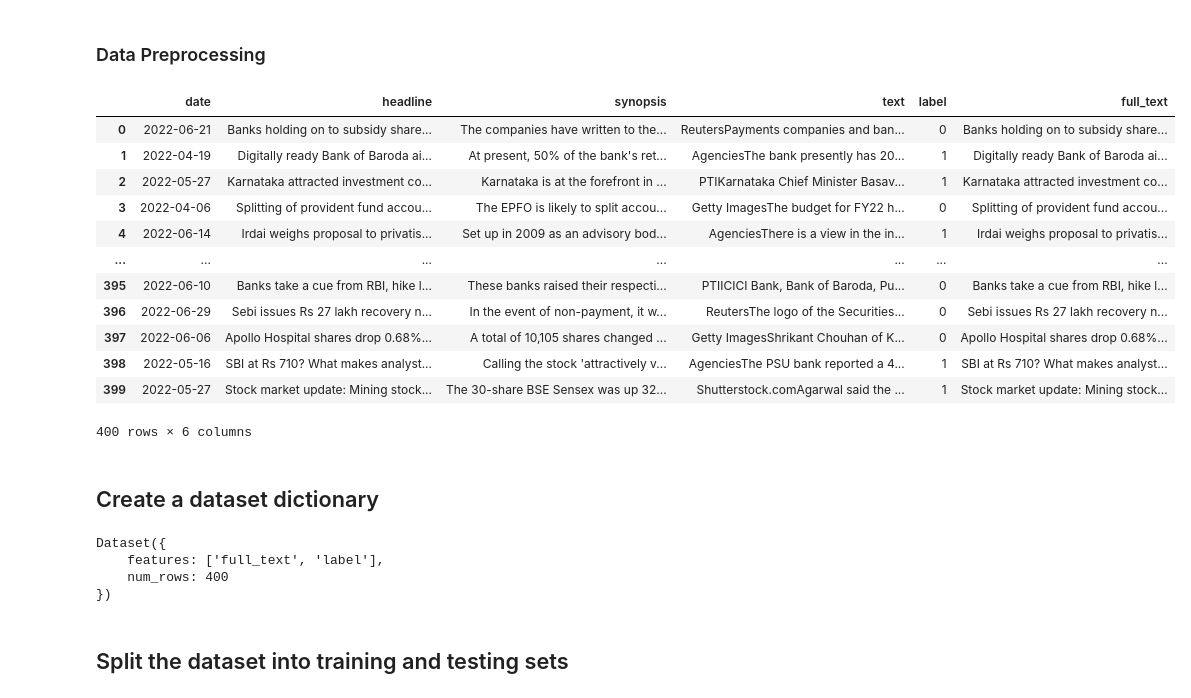
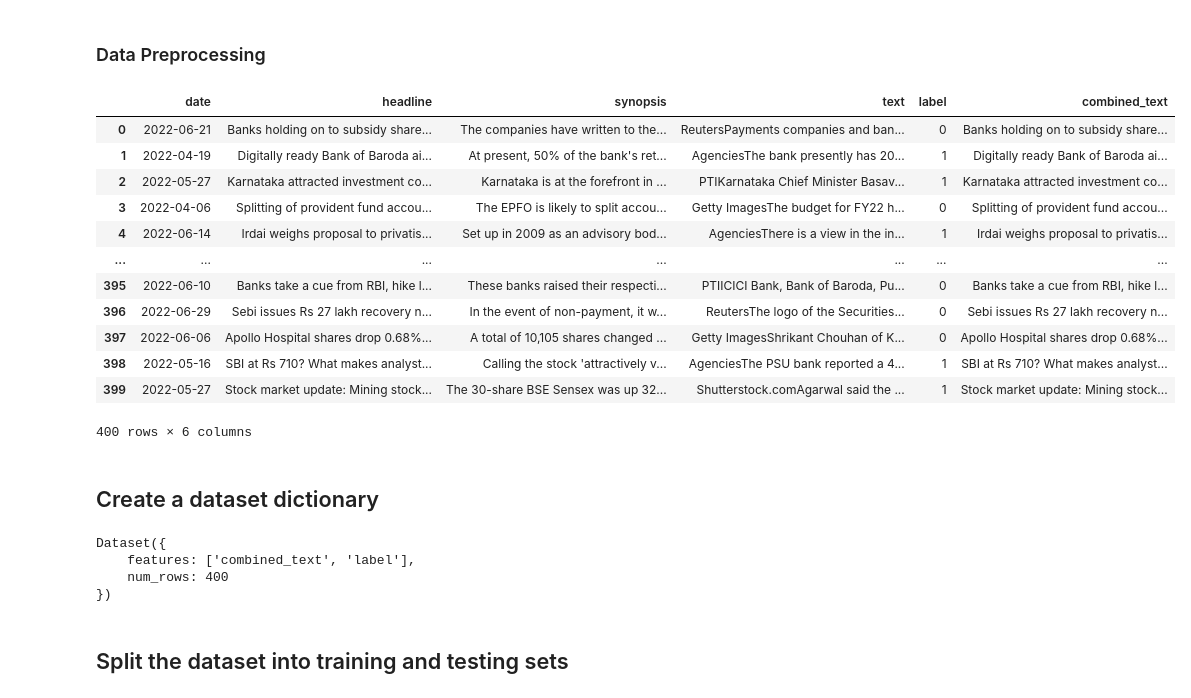
Before and after one commit to rnribeiro/NLP_FEUP, a Jupyter notebook: assignment2.ipynb, the cells around one changed output. Saved outputs shown, nothing was run; the diff lists cells and outputs as text; code cells hidden in the pictures.

```diff
--- a/assignment2.ipynb
+++ b/assignment2.ipynb
@@ -40,24 +40,24 @@ news
 # %%
 # Fill the missing value with an empty string
 news['Synopsis'] = news['Synopsis'].fillna('')
 
 # Rename columns
 news = news.rename(
     columns={'Date_published': 'date', 'Headline': 'headline', 'Synopsis': 'synopsis', 'Full_text': 'text',
              'Final Status': 'label'})
 
 # Remove the spaces from the labels
 news['label'] = news['label'].str.strip()
 
 # Combine the headline, synopsis, and text columns
-news['full_text'] = news['headline'] + ' ' + news['synopsis'] + ' ' + news['text']
+news['combined_text'] = news['headline'] + ' ' + news['synopsis'] + ' ' + news['text']
 
 # Convert labels to binary
 news['label'] = news['label'].apply(lambda x: 1 if x == 'Positive' else 0)
 
 news
 # %% [output]
-|  | date | headline | synopsis | text | label | full_text |
+|  | date | headline | synopsis | text | label | combined_text |
 | 0 | 2022-06-21 | Banks holding on to subsidy share... | The companies have written to the... | ReutersPayments companies and ban... | 0 | Banks holding on to subsidy share... |
 | 1 | 2022-04-19 | Digitally ready Bank of Baroda ai... | At present, 50% of the bank's ret... | AgenciesThe bank presently has 20... | 1 | Digitally ready Bank of Baroda ai... |
 | 2 | 2022-05-27 | Karnataka attracted investment co... | Karnataka is at the forefront in ... | PTIKarnataka Chief Minister Basav... | 1 | Karnataka attracted investment co... |
@@ -74,13 +74,13 @@ news
 ## Create a dataset dictionary
 # %%
 # Create a dataset dictionary
-dataset = Dataset.from_pandas(news[["full_text", 'label']])
+dataset = Dataset.from_pandas(news[["combined_text", 'label']])
 
 # Display the dataset dictionary
 dataset
 # %% [output]
 Dataset({
-    features: ['full_text', 'label'],
+    features: ['combined_text', 'label'],
     num_rows: 400
 })
 # %% [markdown]
```
Also changed, not shown: parts of 21 cells of this notebook, 2 other files.
